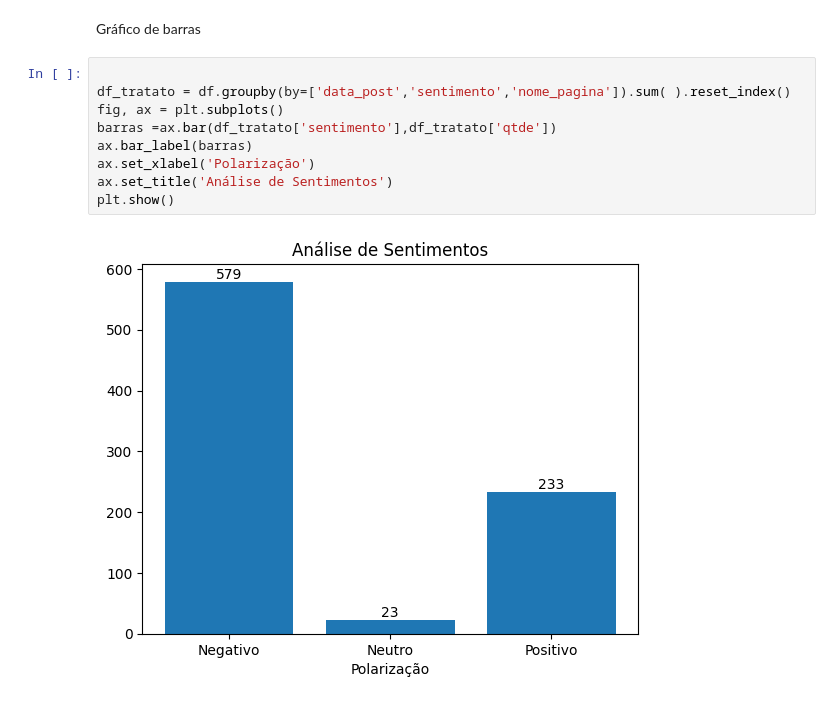
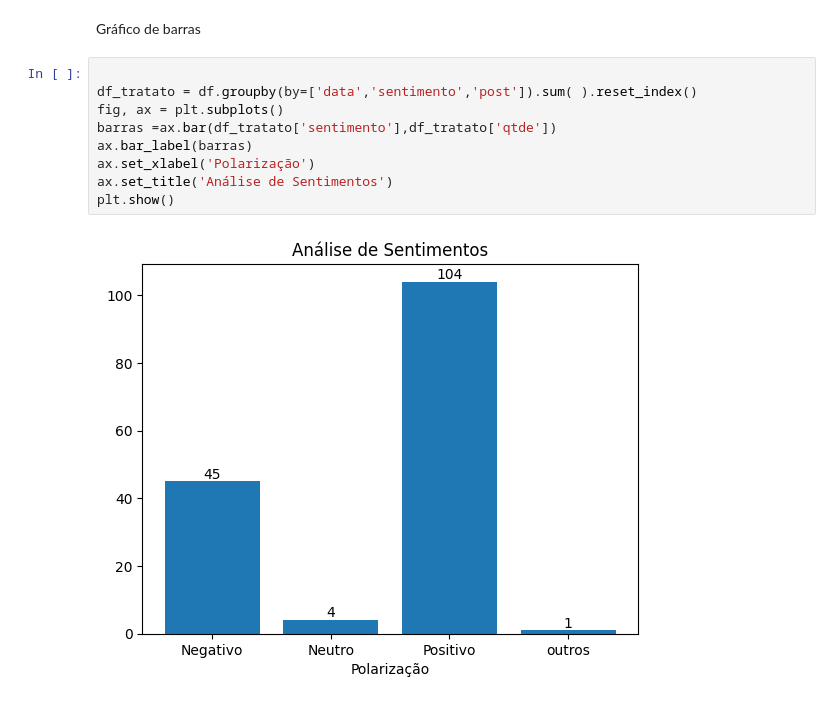
Before and after one commit to dadosliquidos/scrape-senti, a Jupyter notebook: BI.ipynb, the cells around one changed output. Cells and saved outputs as stored; diff of their text form.

```diff
--- a/BI.ipynb
+++ b/BI.ipynb
@@ -54,15 +61,15 @@ display(df)
 Gráfico de barras
 # %%
 
-df_tratato = df.groupby(by=['data_post','sentimento','nome_pagina']).sum( ).reset_index()
+df_tratato = df.groupby(by=['data','sentimento','post']).sum( ).reset_index()
 fig, ax = plt.subplots()
 barras =ax.bar(df_tratato['sentimento'],df_tratato['qtde'])
 ax.bar_label(barras)
 ax.set_xlabel('Polarização')
 ax.set_title('Análise de Sentimentos')
 plt.show()
 # %% [output]
-[figure, old version]
+[figure, new version]
 # %%
 query_comment =f'''
 select
```
Also changed, not shown: parts of 5 cells of this notebook, 5 other files.
